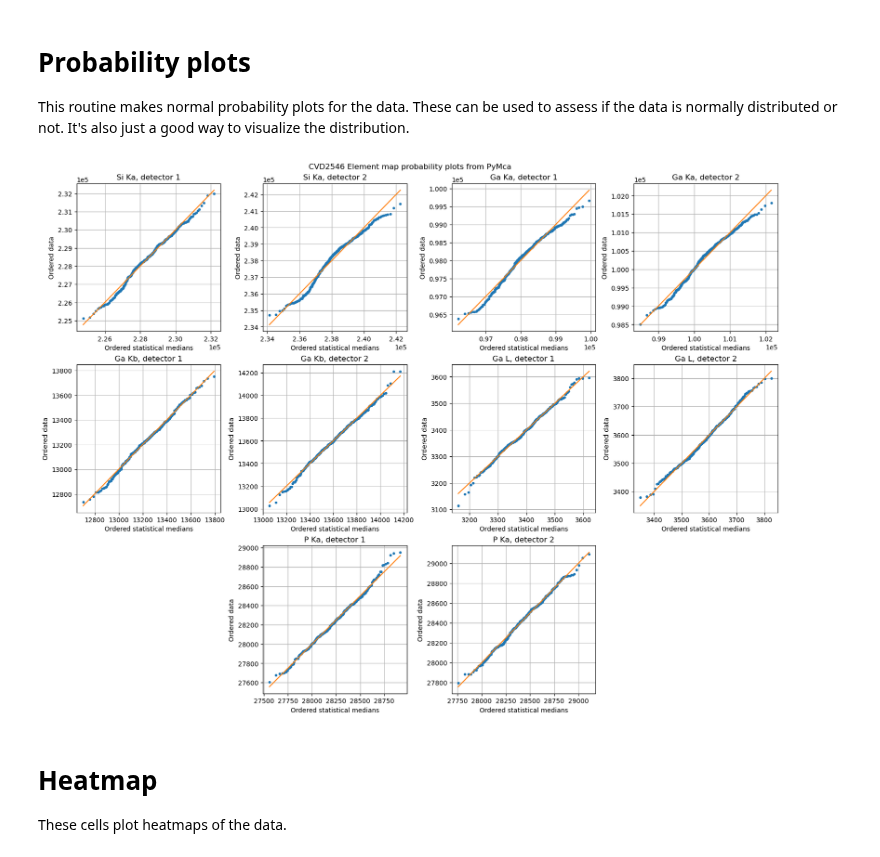
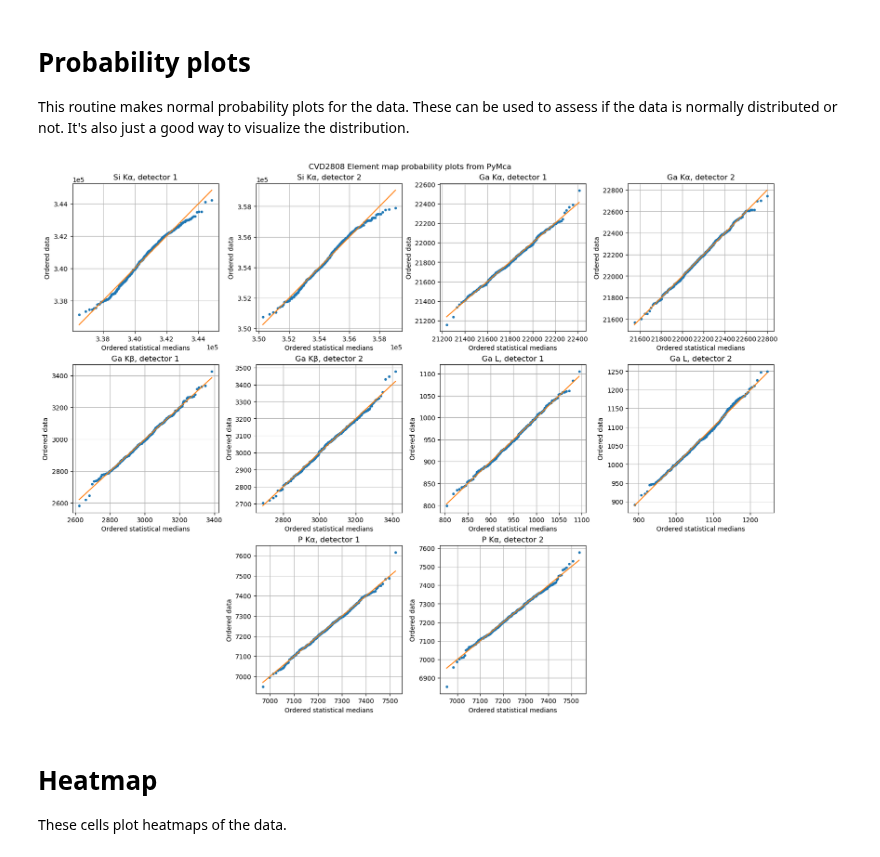
Before and after one commit to ELFREELAND/xrf-thickness-studies, a Jupyter notebook: maps/batch_processor_pymca.ipynb, the cells around one changed output. Drawn from its saved outputs; the diff is of its cells as text; code cells hidden in the pictures.

```diff
--- a/maps/batch_processor_pymca.ipynb
+++ b/maps/batch_processor_pymca.ipynb
@@ -42,7 +42,7 @@ for i in range(0, len(folders)):
 11 - 20230628_CVD_2546_map - 800
 12 - 20230711_CVD_2546_map - 800
 # %%
-path_label = folders[9][0:-4]
+path_label = folders[7][0:-4]
 
 sample_name = "CVD" + path_label[-4:]
 # %% [markdown]
@@ -368,42 +366,42 @@ def probPlot(ax, dat, title):
     osm, osr = stats.probplot(dat, (np.average(dat), np.std(dat)), dist="norm", fit=False)
     ax.plot(osm, osr, ".") #plot data
     ax.plot(osm, osm, "-") #plot line y=x
     ax.grid(True)
     ax.ticklabel_format(scilimits=(-5,5))
     ax.set_title(title)
     ax.set_xlabel("Ordered statistical medians")
     ax.set_ylabel("Ordered data")
 
 f, axs = plt.subplots(nrows = 3, ncols = 4, figsize = (16, 12), layout="constrained")
 
-probPlot(axs[0][0], vec["Si_ka_d1"], "Si Ka, detector 1")
-probPlot(axs[0][1], vec["Si_ka_d2"], "Si Ka, detector 2")
+probPlot(axs[0][0], vec["Si_ka_d1"], "Si K\u03b1, detector 1")
+probPlot(axs[0][1], vec["Si_ka_d2"], "Si K\u03b1, detector 2")
 
-probPlot(axs[0][2], vec["Ga_ka_d1"], "Ga Ka, detector 1")
-probPlot(axs[0][3], vec["Ga_ka_d2"], "Ga Ka, detector 2")
+probPlot(axs[0][2], vec["Ga_ka_d1"], "Ga K\u03b1, detector 1")
+probPlot(axs[0][3], vec["Ga_ka_d2"], "Ga K\u03b1, detector 2")
 
-probPlot(axs[1][0], vec["Ga_kb_d1"], "Ga Kb, detector 1")
-probPlot(axs[1][1], vec["Ga_kb_d2"], "Ga Kb, detector 2")
+probPlot(axs[1][0], vec["Ga_kb_d1"], "Ga K\u03b2, detector 1")
+probPlot(axs[1][1], vec["Ga_kb_d2"], "Ga K\u03b2, detector 2")
 
 probPlot(axs[1][2], vec["Ga_l_d1"], "Ga L, detector 1")
 probPlot(axs[1][3], vec["Ga_l_d2"], "Ga L, detector 2")
 
-probPlot(axs[2][1], vec["P_ka_d1"], "P Ka, detector 1")
-probPlot(axs[2][2], vec["P_ka_d2"], "P Ka, detector 2")
+probPlot(axs[2][1], vec["P_ka_d1"], "P K\u03b1, detector 1")
+probPlot(axs[2][2], vec["P_ka_d2"], "P K\u03b1, detector 2")
 
 axs[2][0].set_axis_off()
 axs[2][0].set_frame_on(False)
 
 axs[2][3].set_axis_off()
 axs[2][3].set_frame_on(False)
 
 f.suptitle(sample_name + " Element map probability plots from " + source)
 
 plt.savefig("./" + path_label + "_map/results_out/" + path_label + "_prob_plots_" + source + ".png",
             dpi="figure",
             format="png")
 # %% [output]
-[figure, old version]
+[figure, new version]
 # %% [markdown]
 # Heatmap
 These cells plot heatmaps of the data.
```
Also changed, not shown: parts of 5 cells of this notebook, 16 other files.
